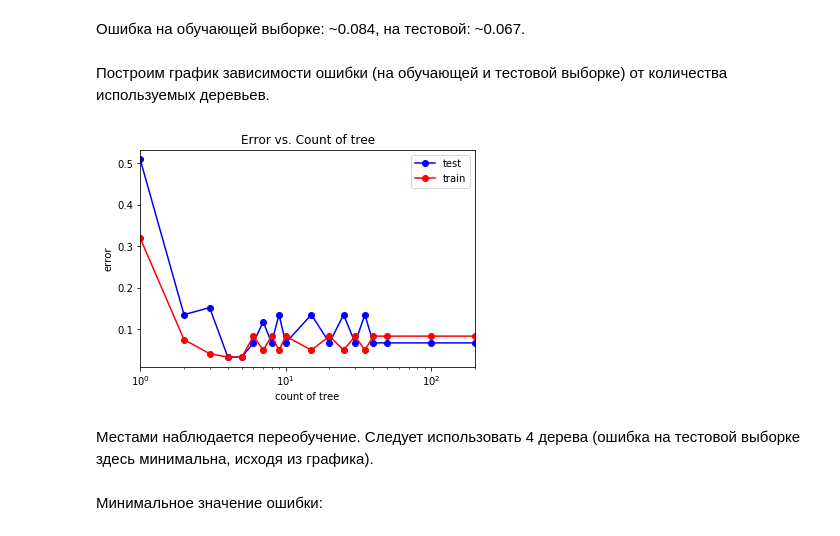
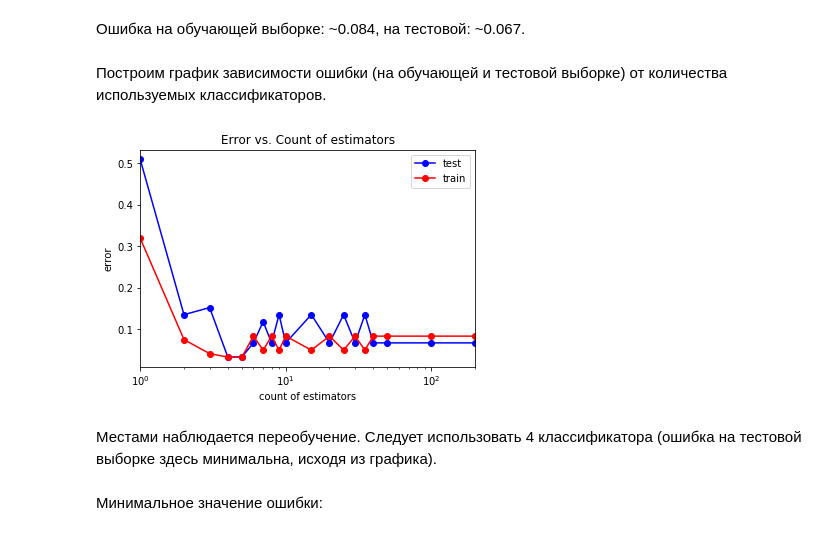
Before and after one commit to ipolyak/Data-Analysis, a Jupyter notebook: wine-analysis.ipynb, the cells around one changed output. Drawn from its saved outputs; the diff is of its cells as text; code cells hidden in the pictures.

```diff
--- a/wine-analysis.ipynb
+++ b/wine-analysis.ipynb
@@ -808,32 +808,32 @@ print(err_train, err_test)
 # %% [markdown]
 Ошибка на обучающей выборке: ~0.084, на тестовой: ~0.067.
 # %% [markdown]
-Построим график зависимости ошибки (на обучающей и тестовой выборке) от количества используемых деревьев.
+Построим график зависимости ошибки (на обучающей и тестовой выборке) от количества используемых классификаторов.
 # %%
 tree_arr = (1, 2, 3, 4, 5, 6, 7, 8, 9, 10, 15, 20, 25, 30, 35, 40, 50, 100, 200)
 test_err = []
 train_err = []
 for tree in tree_arr:
     ab = ensemble.AdaBoostClassifier(n_estimators = tree)
     ab.fit(X_train, y_train)
 
     y_train_pred = ab.predict(X_train)
     y_test_pred = ab.predict(X_test)
     train_err.append(np.mean(y_train != y_train_pred))
     test_err.append(np.mean(y_test != y_test_pred))
 
 plt.semilogx(tree_arr, test_err, 'b-o', label = 'test')
 plt.semilogx(tree_arr, train_err, 'r-o', label = 'train')
 plt.xlim([np.min(tree_arr), np.max(tree_arr)])
-plt.title('Error vs. Count of tree')
-plt.xlabel('count of tree')
+plt.title('Error vs. Count of estimators')
+plt.xlabel('count of estimators')
 plt.ylabel('error')
 plt.legend()
 pass
 # %% [output]
-[figure, old version]
+[figure, new version]
 # %% [markdown]
-Местами наблюдается переобучение. Следует использовать 4 дерева (ошибка на тестовой выборке здесь минимальна, исходя из графика).
+Местами наблюдается переобучение. Следует использовать 4 классификатора (ошибка на тестовой выборке здесь минимальна, исходя из графика).
 # %% [markdown]
 Минимальное значение ошибки:
 # %%
```
